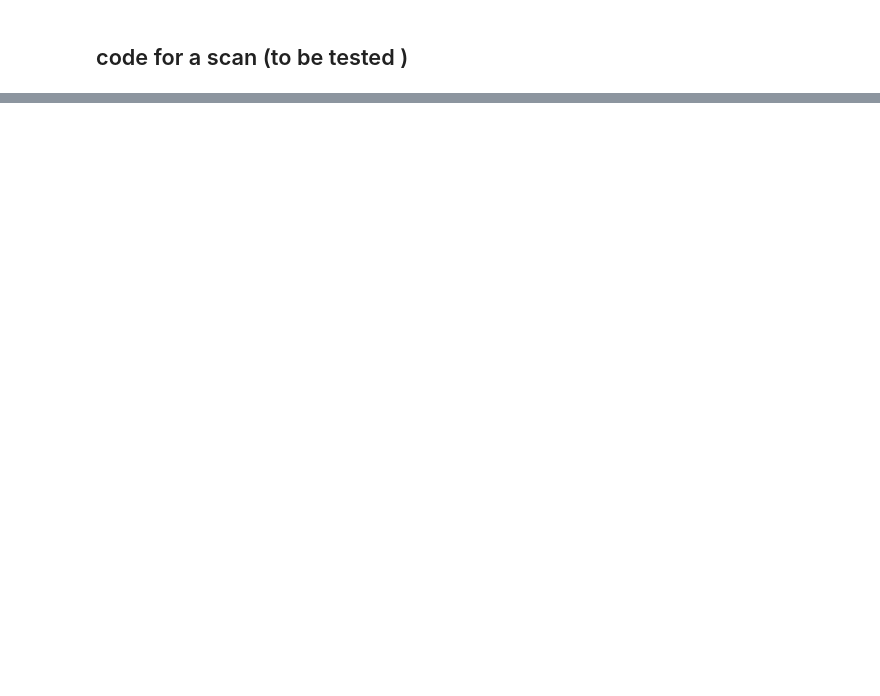
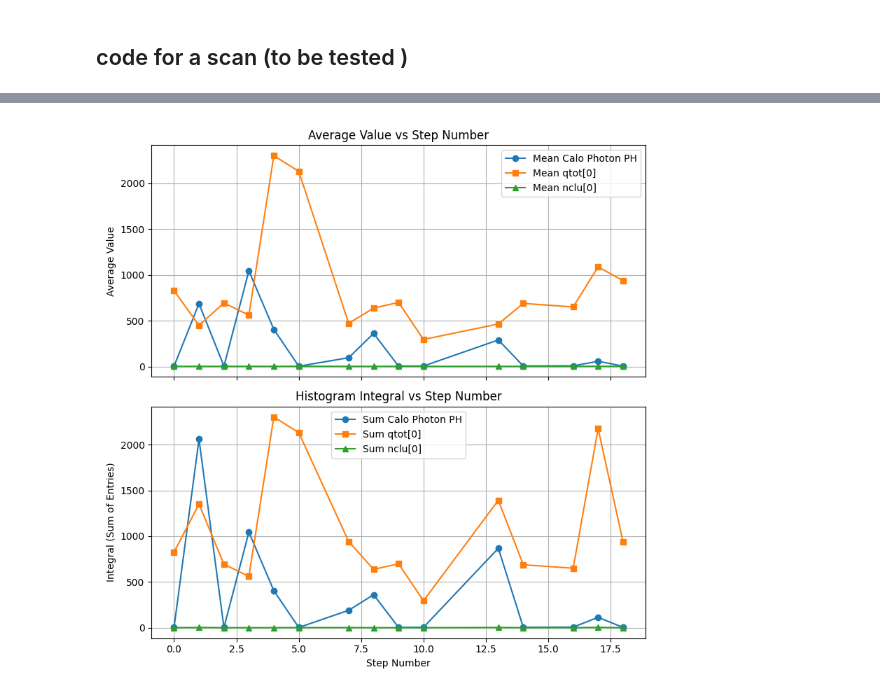
Before and after one commit to Ncanale/eplusBOOST_2025_T9, a Jupyter notebook: compare_epBOOST.ipynb, the cells around one changed output, grey strips where cells are left out. Saved outputs shown, nothing was run; the diff lists cells and outputs as text; code cells hidden in the pictures; blank space fills up the shorter version.

```diff
--- a/compare_epBOOST.ipynb
+++ b/compare_epBOOST.ipynb
@@ -175,0 +209,61 @@ plt.show()
+# %%
+# Storage for plotting
+steps = []
+mean_ph_calo = []
+mean_qtot0 = []
+mean_nclu0 = []
+
+sum_ph_calo = []
+sum_qtot0 = []
+sum_nclu0 = []
+
+for step in unique_steps:
+    logi = (ph_cherry1 > th_cherry1) & (info_plus[:, 1] == step) & (xcry>x_cry_cut[0]) & (xcry<x_cry_cut[1]) & (ycry>y_cry_cut[0]) & (ycry<y_cry_cut[1])
+
+    if np.sum(logi) == 0:
+        continue
+
+    steps.append(step)
+
+    ph = ph_calo_photon[logi]
+    qt = qtot[:, 0][logi]
+    nc = nclu[:, 0][logi]
+
+    mean_ph_calo.append(np.mean(ph))
+    mean_qtot0.append(np.mean(qt))
+    mean_nclu0.append(np.mean(nc))
+
+    sum_ph_calo.append(np.sum(ph))
+    sum_qtot0.append(np.sum(qt))
+    sum_nclu0.append(np.sum(nc))
+
+# Convert to numpy arrays
+steps = np.array(steps)
+
+# Plotting
+fig, axs = plt.subplots(2, 1, figsize=(8, 8), sharex=True)
+
+# Average value plot
+axs[0].plot(steps, mean_ph_calo, 'o-', label='Mean Calo Photon PH')
+axs[0].plot(steps, mean_qtot0, 's-', label='Mean qtot[0]')
+axs[0].plot(steps, mean_nclu0, '^-', label='Mean nclu[0]')
+axs[0].set_ylabel('Average Value')
+axs[0].set_title('Average Value vs Step Number')
+axs[0].legend()
+axs[0].grid(True)
+
+# Integral (sum) plot
+axs[1].plot(steps, sum_ph_calo, 'o-', label='Sum Calo Photon PH')
+axs[1].plot(steps, sum_qtot0, 's-', label='Sum qtot[0]')
+axs[1].plot(steps, sum_nclu0, '^-', label='Sum nclu[0]')
+axs[1].set_xlabel('Step Number')
+axs[1].set_ylabel('Integral (Sum of Entries)')
+axs[1].set_title('Histogram Integral vs Step Number')
+axs[1].legend()
+axs[1].grid(True)
+
+fig.savefig(f'plots/{scan_number}_step_scan.png', dpi=300)
+plt.tight_layout()
+plt.show()
+# %% [output]
+[figure, added]
```
Also changed, not shown: parts of 6 cells of this notebook, 3 other files.
